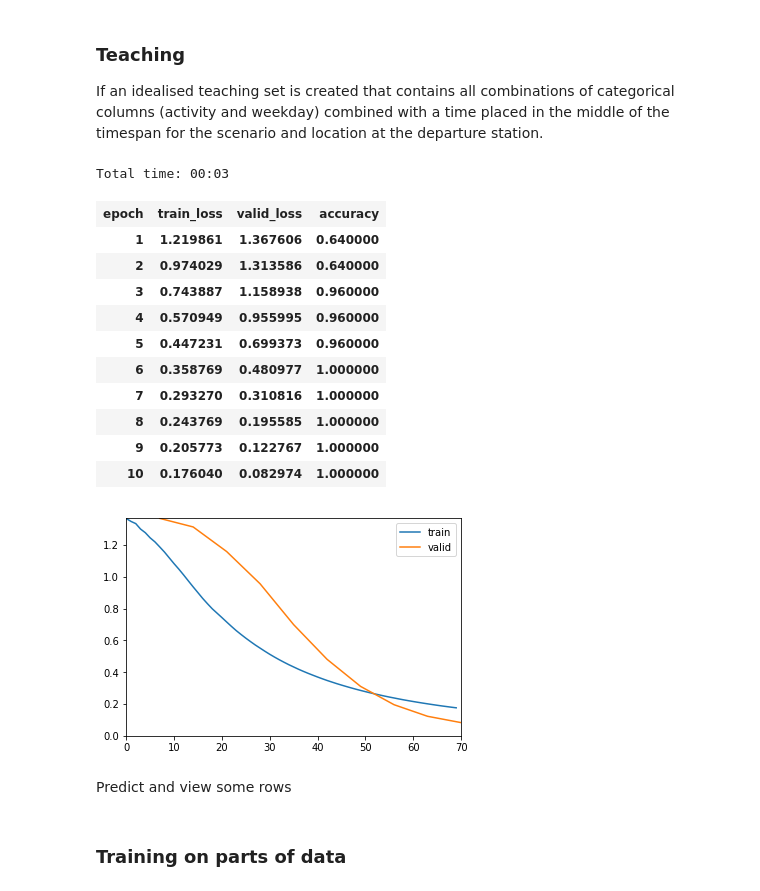
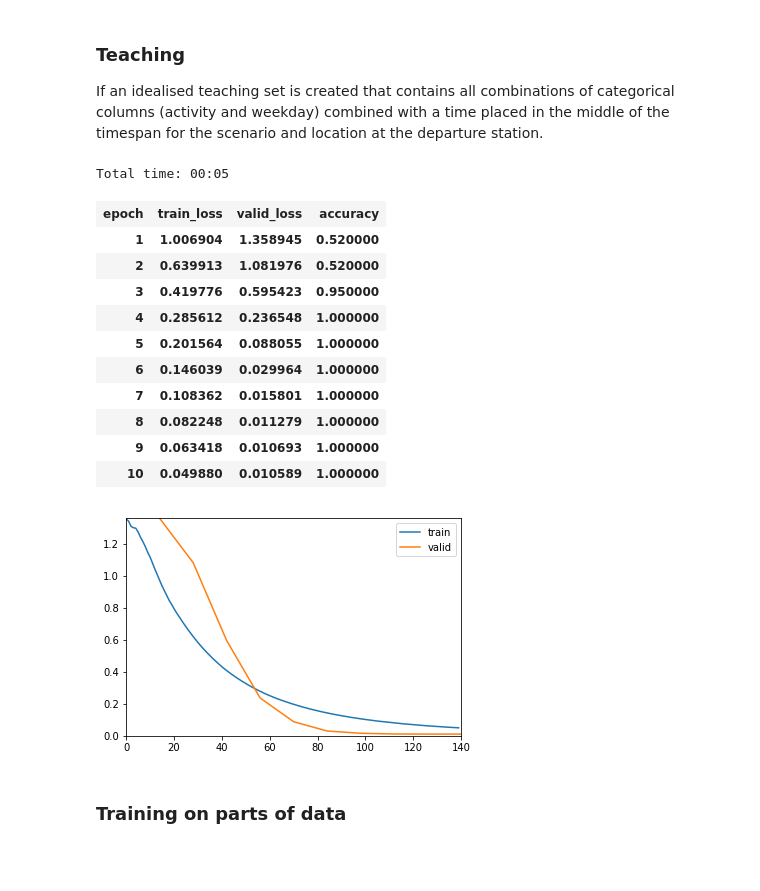
Before and after one commit to k3larra/commuter, a Jupyter notebook: ml/baseline.ipynb, the cells around one changed output. Cells and saved outputs as stored; diff of their text form; code cells hidden in the pictures; blank space fills up the shorter version.

```diff
--- a/ml/baseline.ipynb
+++ b/ml/baseline.ipynb
@@ -194,34 +206,32 @@ If an idealised teaching set is created that contains all combinations of catego
 # %%
 #user = "tnK534JMwwfhvUEycn69HPbhqkt2" #Maria
 #user = "ehaBtfOPDNZjzy1MEvjQmGo4Zv12" #Andrea
 #user = "hCWCulj7M1aMVyd0Fm0Eqrv8q1Q2" #Bjorn
-filename = user+"_teaching_set.csv"
+filename = user+"_teaching_set_minimal.csv"
 teachingSet = pd.read_csv(PATH+filename)
 teachingSet=make_shure_we_got_enough_rows(teachingSet)
 valid_idx= list(np.random.randint(0,len(teachingSet),int(len(teachingSet)*0.1))) #If we want 10% random instead of same 10 rows...
 #valid_idx = list(range(int(len(teachingSet)*0.9), len(teachingSet)))  #Here always last 10% is used for validation
 data = (TabularList.from_df(teachingSet, path="models", cat_names=cat_names, cont_names=cont_names, procs=procs)
     .split_by_idx(valid_idx)
     .label_from_df(cols=dep_var)
     .databunch())
 learner=tabular_learner(data, layers=[200,100], metrics=accuracy,callback_fns=ShowGraph)
 learner.fit_one_cycle(10)
 # %% [output]
-Total time: 00:03
+Total time: 00:05
 | epoch | train_loss | valid_loss | accuracy |
-| 1 | 1.219861 | 1.367606 | 0.640000 |
-| 2 | 0.974029 | 1.313586 | 0.640000 |
-| 3 | 0.743887 | 1.158938 | 0.960000 |
-| 4 | 0.570949 | 0.955995 | 0.960000 |
-| 5 | 0.447231 | 0.699373 | 0.960000 |
-| 6 | 0.358769 | 0.480977 | 1.000000 |
-| 7 | 0.293270 | 0.310816 | 1.000000 |
-| 8 | 0.243769 | 0.195585 | 1.000000 |
-| 9 | 0.205773 | 0.122767 | 1.000000 |
-| 10 | 0.176040 | 0.082974 | 1.000000 |
+| 1 | 1.006904 | 1.358945 | 0.520000 |
+| 2 | 0.639913 | 1.081976 | 0.520000 |
+| 3 | 0.419776 | 0.595423 | 0.950000 |
+| 4 | 0.285612 | 0.236548 | 1.000000 |
+| 5 | 0.201564 | 0.088055 | 1.000000 |
+| 6 | 0.146039 | 0.029964 | 1.000000 |
+| 7 | 0.108362 | 0.015801 | 1.000000 |
+| 8 | 0.082248 | 0.011279 | 1.000000 |
+| 9 | 0.063418 | 0.010693 | 1.000000 |
+| 10 | 0.049880 | 0.010589 | 1.000000 |
-[figure, old version]
+[figure, new version]
-# %% [markdown]
-Predict and view some rows
 # %% [markdown]
 ### Training on parts of data
 # %% [markdown]
```
Also changed, not shown: parts of 13 cells of this notebook, 5 other files.
